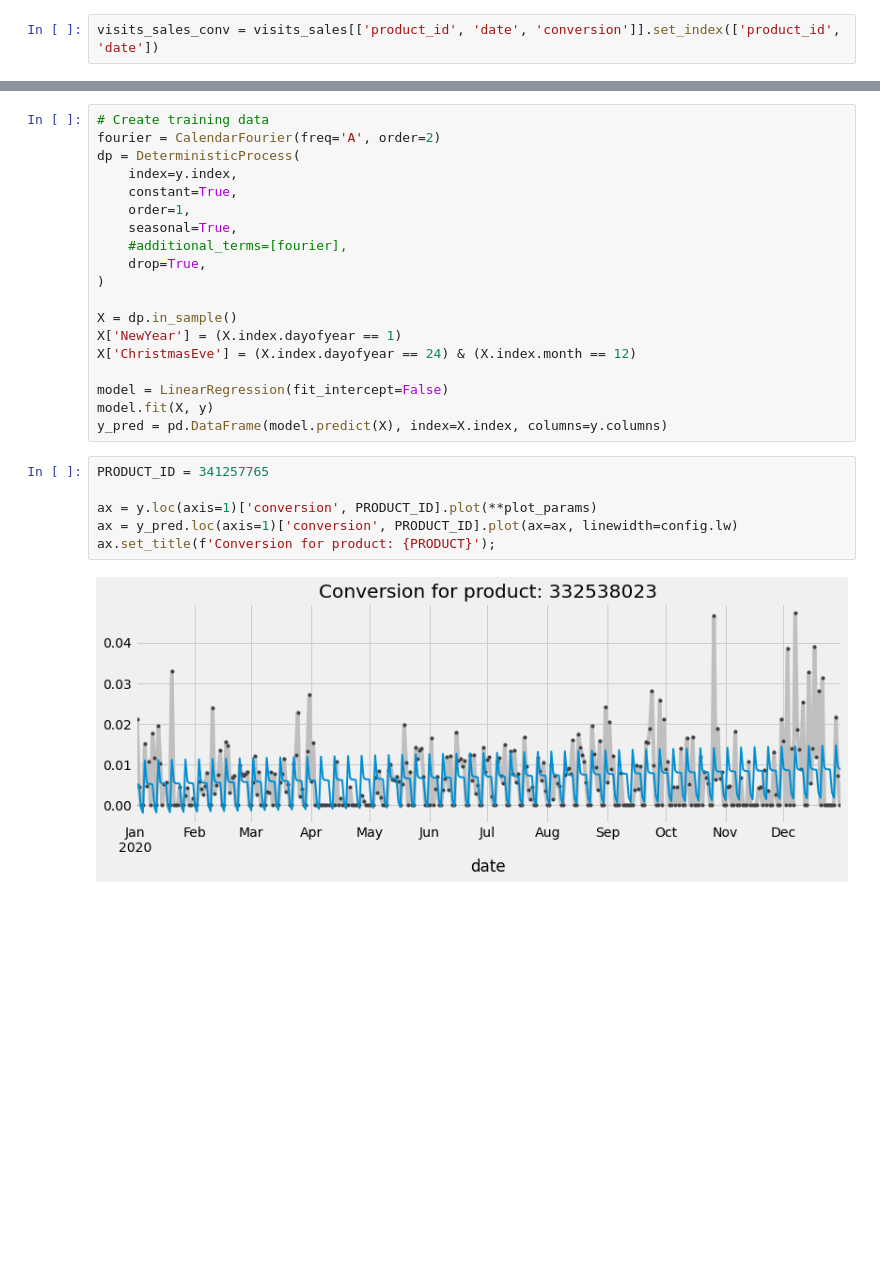
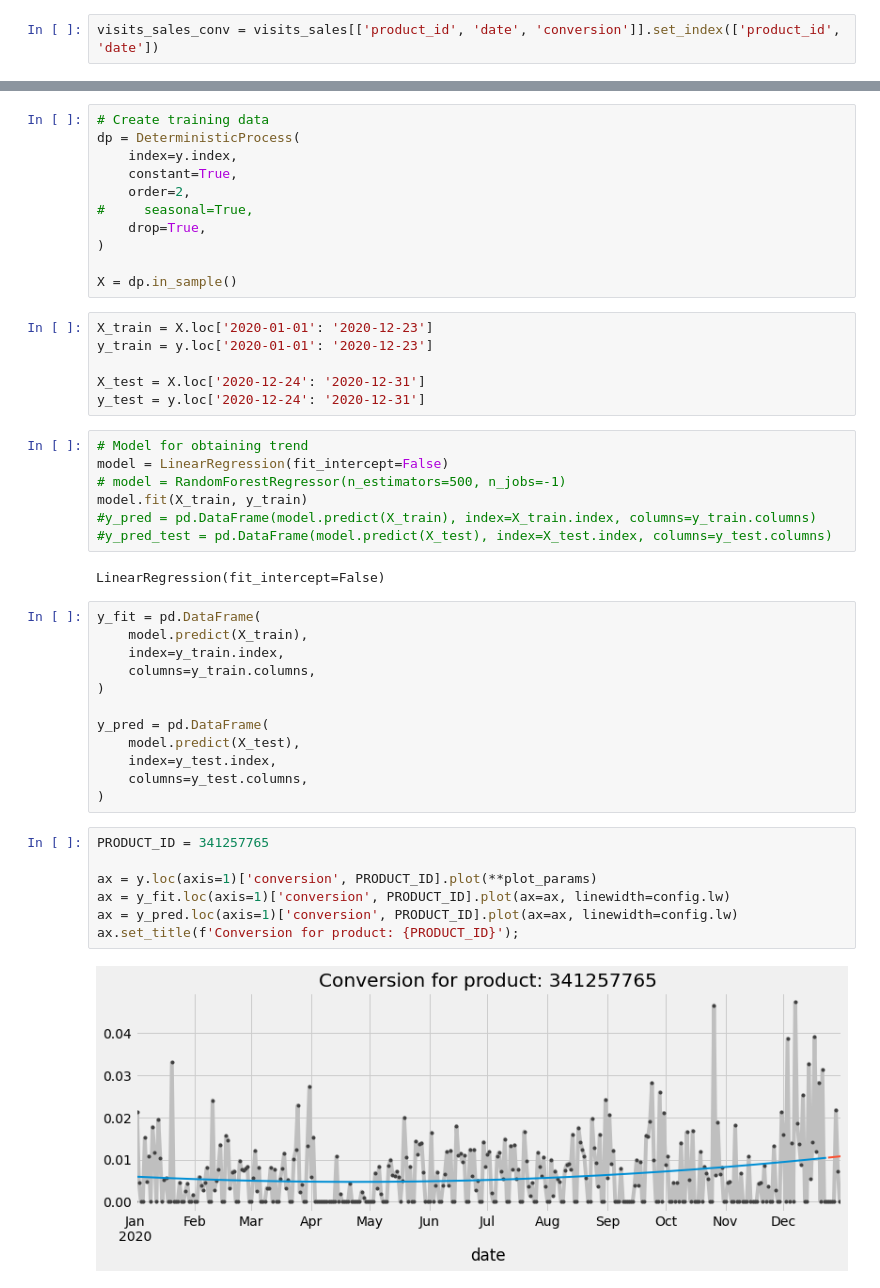
Before and after one commit to samarthum/rebuy_case_study, a Jupyter notebook: notebooks/Conversion Rate Forecast.ipynb, the cells around one changed output, grey strips where cells are left out. Drawn from its saved outputs; the diff is of its cells as text; blank space fills up the shorter version.

```diff
--- a/notebooks/Conversion Rate Forecast.ipynb
+++ b/notebooks/Conversion Rate Forecast.ipynb
@@ -164,27 +173,47 @@ y = y.replace(np.inf, 1)
 # %%
 # Create training data
-fourier = CalendarFourier(freq='A', order=2)
 dp = DeterministicProcess(
     index=y.index,
     constant=True,
-    order=1,
-    seasonal=True,
-    #additional_terms=[fourier],
+    order=2,
+#     seasonal=True,
     drop=True,
 )
 
 X = dp.in_sample()
-X['NewYear'] = (X.index.dayofyear == 1)
-X['ChristmasEve'] = (X.index.dayofyear == 24) & (X.index.month == 12)
-
-model = LinearRegression(fit_intercept=False)
-model.fit(X, y)
-y_pred = pd.DataFrame(model.predict(X), index=X.index, columns=y.columns)
+# %%
+X_train = X.loc['2020-01-01': '2020-12-23']
+y_train = y.loc['2020-01-01': '2020-12-23']
+
+X_test = X.loc['2020-12-24': '2020-12-31']
+y_test = y.loc['2020-12-24': '2020-12-31']
+# %%
+# Model for obtaining trend
+model = LinearRegression(fit_intercept=False)
+# model = RandomForestRegressor(n_estimators=500, n_jobs=-1)
+model.fit(X_train, y_train)
+#y_pred = pd.DataFrame(model.predict(X_train), index=X_train.index, columns=y_train.columns)
+#y_pred_test = pd.DataFrame(model.predict(X_test), index=X_test.index, columns=y_test.columns)
+# %% [output]
+LinearRegression(fit_intercept=False)
+# %%
+y_fit = pd.DataFrame(
+    model.predict(X_train),
+    index=y_train.index,
+    columns=y_train.columns,
+)
+
+y_pred = pd.DataFrame(
+    model.predict(X_test),
+    index=y_test.index,
+    columns=y_test.columns,
+)
 # %%
 PRODUCT_ID = 341257765
 
 ax = y.loc(axis=1)['conversion', PRODUCT_ID].plot(**plot_params)
+ax = y_fit.loc(axis=1)['conversion', PRODUCT_ID].plot(ax=ax, linewidth=config.lw)
 ax = y_pred.loc(axis=1)['conversion', PRODUCT_ID].plot(ax=ax, linewidth=config.lw)
-ax.set_title(f'Conversion for product: {PRODUCT}');
+ax.set_title(f'Conversion for product: {PRODUCT_ID}');
 # %% [output]
-[figure, old version]
+[figure, new version]
```
Also changed, not shown: parts of 21 cells of this notebook.
